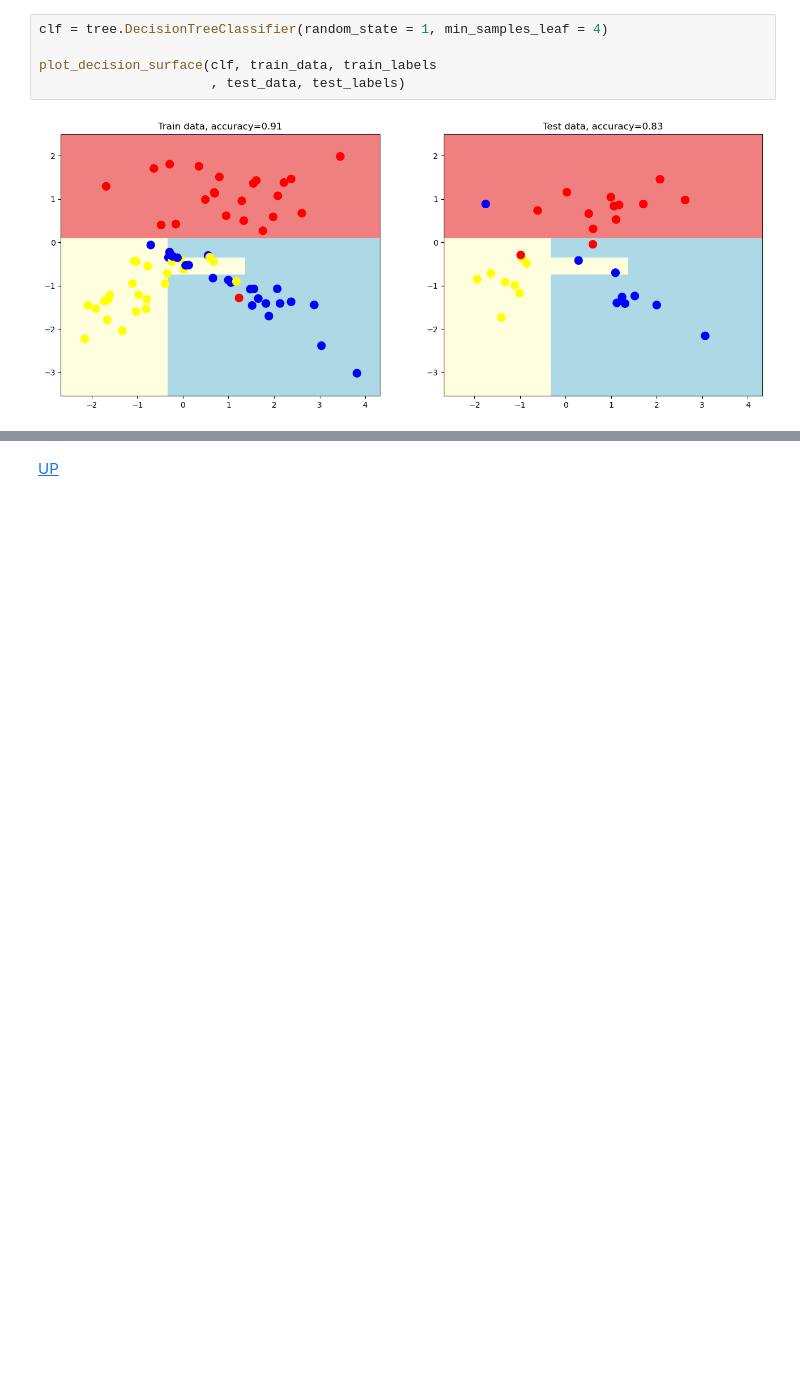
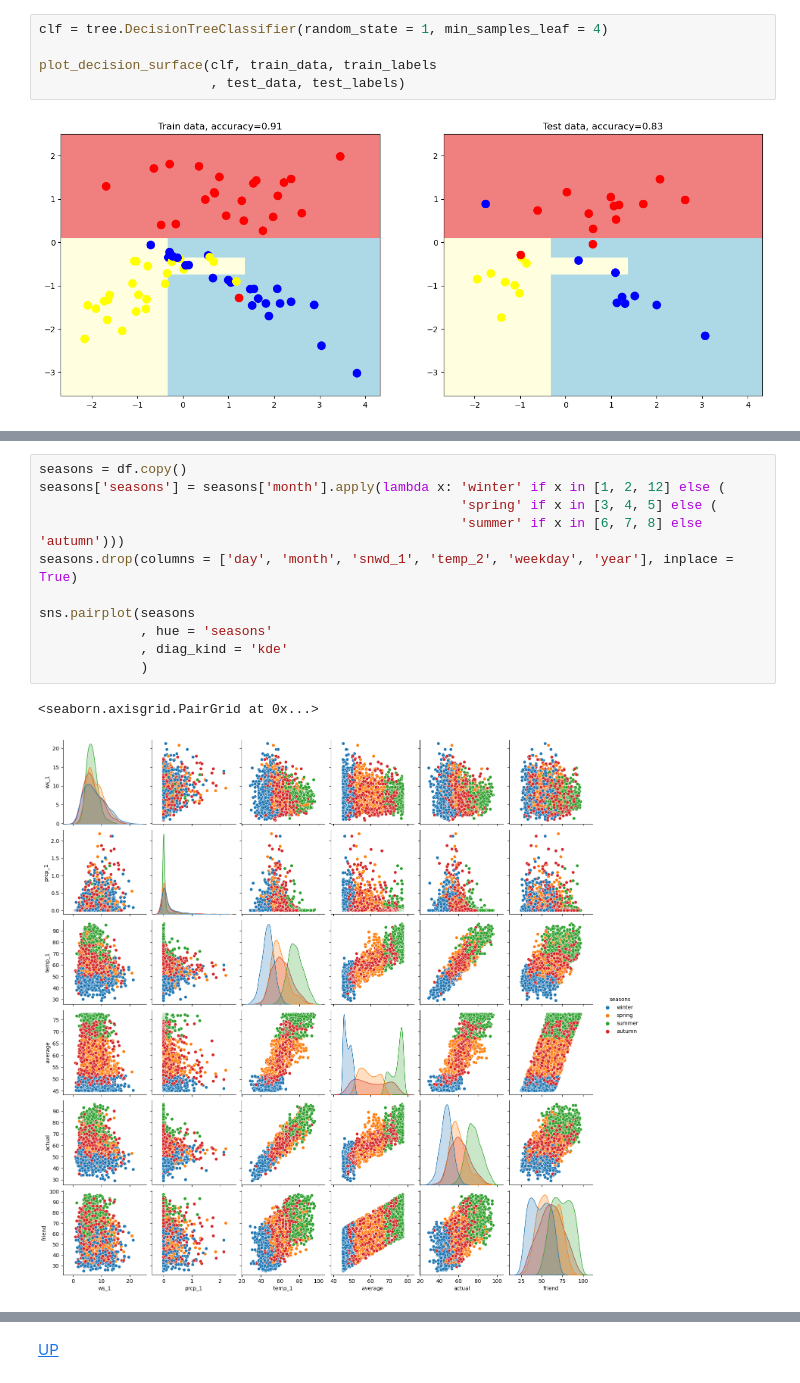
Before and after one commit to leopoldgerber/Machine-Learning, a Jupyter notebook: ML-5. Decision Tree and Random Forest.ipynb, the cells around one changed output, grey strips where cells are left out. Drawn from its saved outputs; the diff is of its cells as text; blank space fills up the shorter version.

```diff
--- a/ML-5. Decision Tree and Random Forest.ipynb
+++ b/ML-5. Decision Tree and Random Forest.ipynb
@@ -417,0 +480,14 @@ print(f'[BaggingClassifier] F1-Score: {f1_score(y_test, bagging_y):.2f}')
+# %%
+seasons = df.copy()
+seasons['seasons'] = seasons['month'].apply(lambda x: 'winter' if x in [1, 2, 12] else (
+                                                      'spring' if x in [3, 4, 5] else (
+                                                      'summer' if x in [6, 7, 8] else 'autumn')))
+seasons.drop(columns = ['day', 'month', 'snwd_1', 'temp_2', 'weekday', 'year'], inplace = True)
+
+sns.pairplot(seasons
+             , hue = 'seasons'
+             , diag_kind = 'kde'
+             )
+# %% [output]
+<seaborn.axisgrid.PairGrid at 0x...>
+[figure, added]
```
Also changed, not shown: parts of 42 cells of this notebook.
